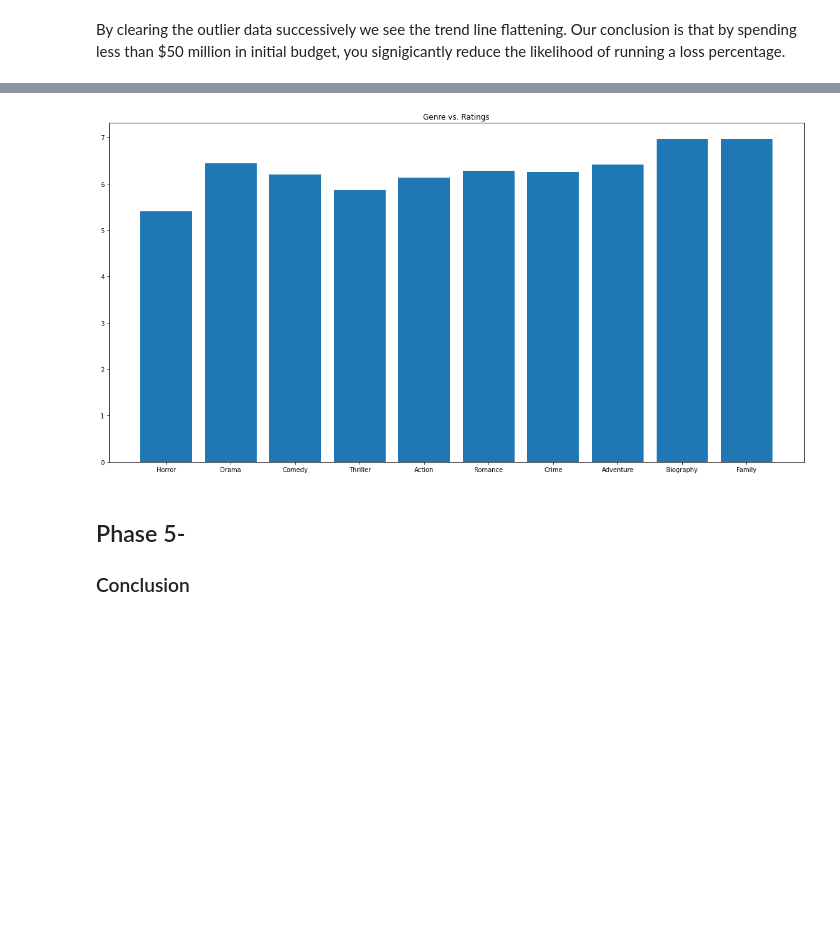
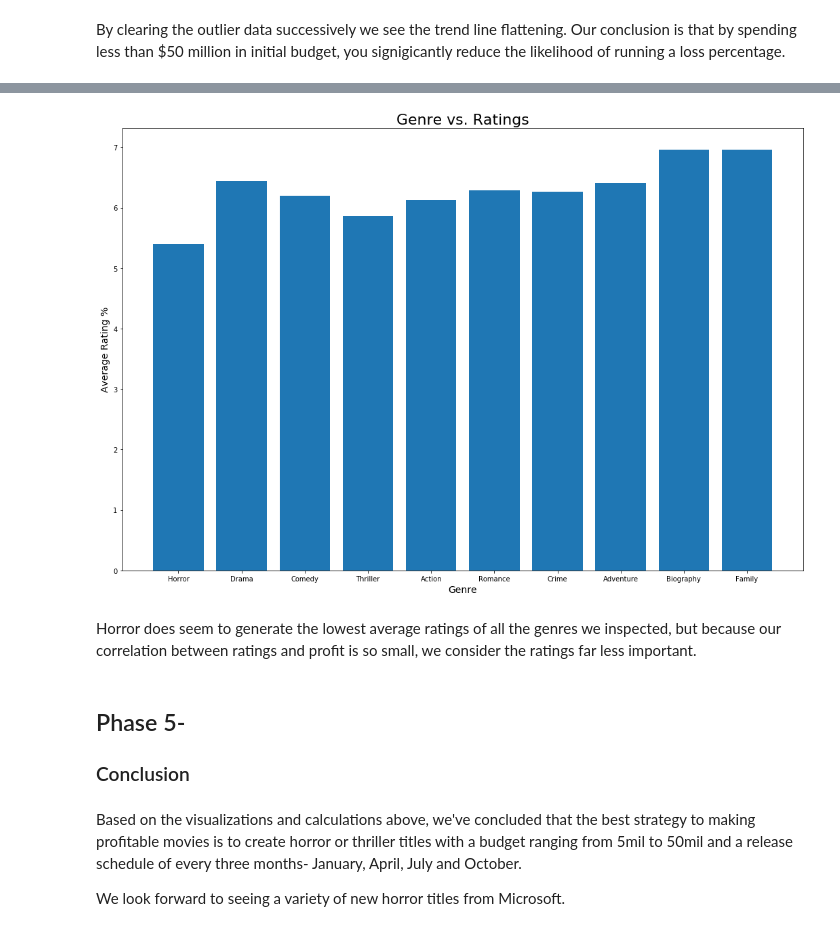
Before and after one commit to bagnine/moviedata, a Jupyter notebook: moviedata.ipynb, the cells around one changed output, grey strips where cells are left out. Cells and saved outputs as stored; diff of their text form; code cells hidden in the pictures; blank space fills up the shorter version.

```diff
--- a/moviedata.ipynb
+++ b/moviedata.ipynb
@@ -422,13 +435,21 @@ plt.show()
 # %%
 #Charting Genre vs. Rating to see which Genre receives highest ratings
 X = ['Horror','Drama','Comedy','Thriller','Action','Romance','Crime','Adventure','Biography','Family']
 Y = [horror_ratingavg,drama_ratingavg,comedy_ratingavg,thriller_ratingavg,action_ratingavg,romance_ratingavg,crime_ratingavg,adventure_ratingavg,biography_ratingavg,family_ratingavg]
-plt.figure(figsize=(20,10))
+fig, ax = plt.subplots(figsize=(18,12))
 plt.bar(X, Y)
-plt.title("Genre vs. Ratings")
+ax.set_title("Genre vs. Ratings", fontsize = 22)
+ax.set_xlabel('Genre', fontsize = 14)
+ax.set_ylabel('Average Rating %', fontsize = 14)
 plt.show()
 # %% [output]
-[figure, old version]
+[figure, new version]
+# %% [markdown]
+Horror does seem to generate the lowest average ratings of all the genres we inspected, but because our correlation between ratings and profit is so small, we consider the ratings far less important.
 # %% [markdown]
 ## Phase 5-
 ### Conclusion
+# %% [markdown]
+Based on the visualizations and calculations above, we've concluded that the best strategy to making profitable movies is to create horror or thriller titles with a budget ranging from 5mil to 50mil and a release schedule of every three months- January, April, July and October.
+
+We look forward to seeing a variety of new horror titles from Microsoft.
```
Also changed, not shown: parts of 14 cells of this notebook.
